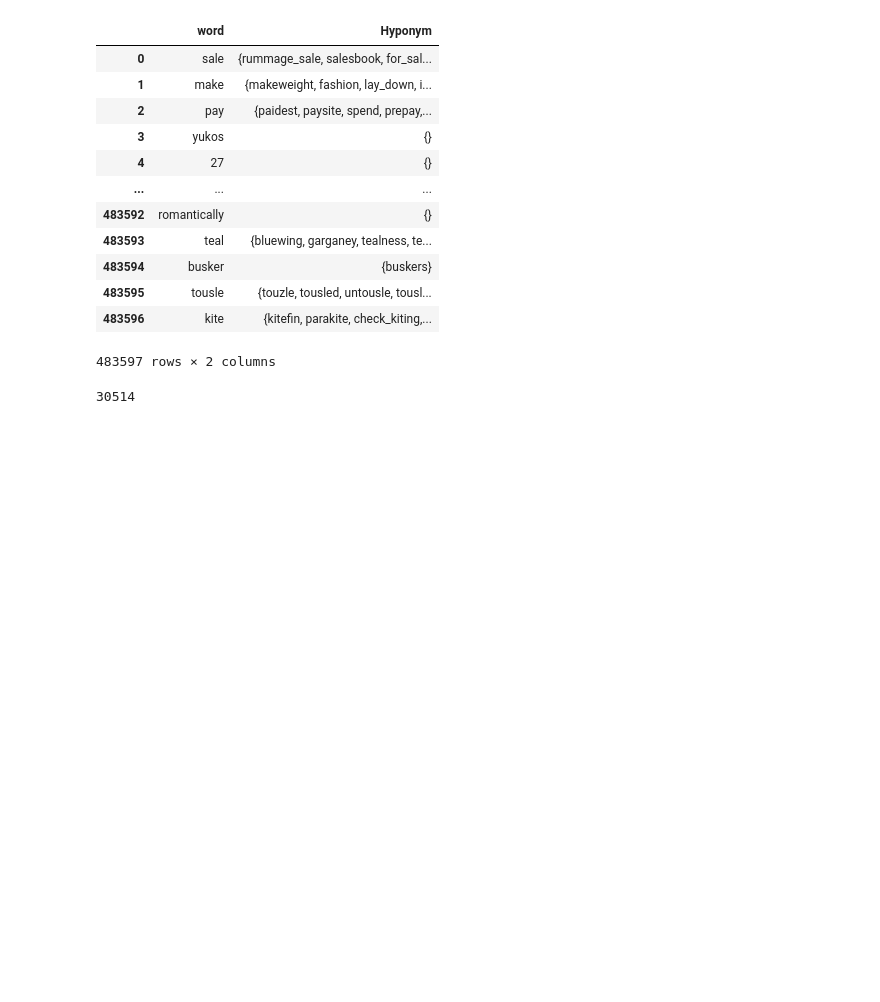
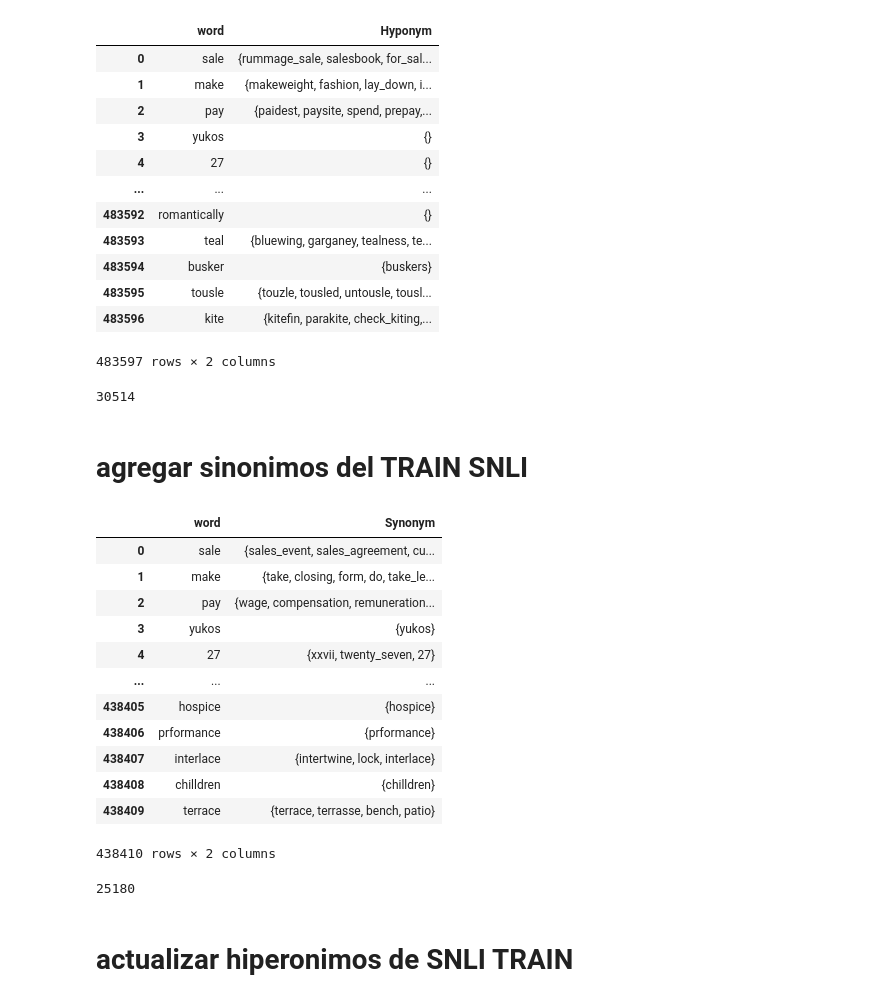
Before and after one commit to david-T-M/RIT_abril, a Jupyter notebook: diccionarios.ipynb, the cells around one changed output. Cells and saved outputs as stored; diff of their text form; code cells hidden in the pictures; blank space fills up the shorter version.

```diff
--- a/diccionarios.ipynb
+++ b/diccionarios.ipynb
@@ -449,3 +451,5 @@ len(hyponimos)
 # actualizamos el dataframe de los conjuntos
 df = pd.DataFrame([[key, hyponimos[key]] for key in hyponimos.keys()], columns=['word', 'Hyponym'])
 df.to_pickle("salida/nuevo3/Hyponyms.pickle")
+# %% [markdown]
+# agregar sinonimos del TRAIN SNLI
@@ -451,0 +458,27 @@ df.to_pickle("salida/nuevo3/Hyponyms.pickle")
+# %%
+for i in range(55):
+    if i==0:
+        df_syn = pd.read_pickle('salida/nuevo3/SNLI/TRAIN10000/TRAIN_'+str(i+1)+'.csv_Synonym.pickle')
+    else:
+        try:
+            temp = pd.read_pickle('salida/nuevo3/SNLI/TRAIN10000/TRAIN_'+str(i+1)+'.csv_Synonym.pickle')
+            df_syn=pd.concat([df_syn,temp])
+        except:
+            pass
+# %%
+df_syn = df_syn.reset_index(drop=True)
+df_syn
+# %% [output]
+|  | word | Synonym |
+| 0 | sale | {sales_event, sales_agreement, cu... |
+| 1 | make | {take, closing, form, do, take_le... |
+| 2 | pay | {wage, compensation, remuneration... |
+| 3 | yukos | {yukos} |
+| 4 | 27 | {xxvii, twenty_seven, 27} |
+| ... | ... | ... |
+| 438405 | hospice | {hospice} |
+| 438406 | prformance | {prformance} |
+| 438407 | interlace | {intertwine, lock, interlace} |
+| 438408 | chilldren | {chilldren} |
+| 438409 | terrace | {terrace, terrasse, bench, patio} |
+438410 rows × 2 columns
@@ -451,0 +488,4 @@ df.to_pickle("salida/nuevo3/Hyponyms.pickle")
+# %%
+len(dict_syns)
+# %% [output]
+25180
@@ -451,0 +496,2 @@ df.to_pickle("salida/nuevo3/Hyponyms.pickle")
+# %% [markdown]
+# actualizar hiperonimos de SNLI TRAIN
```
Also changed, not shown: parts of 23 cells of this notebook, 1 other file.
